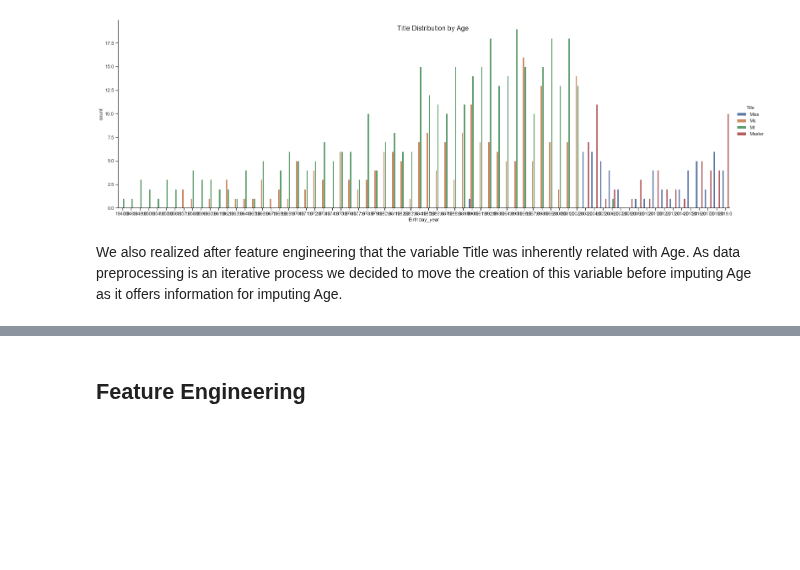
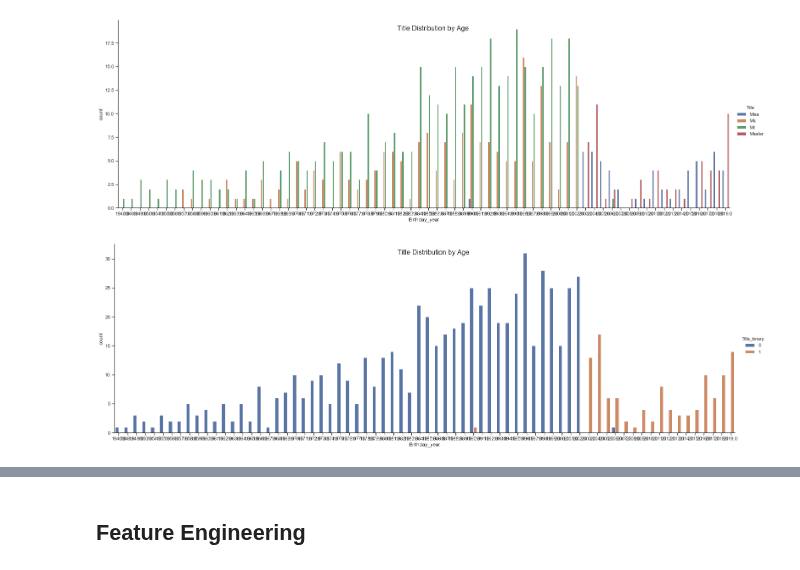
Before and after one commit to DavidSilva98/ML_project, a Jupyter notebook: group7.ipynb, the cells around one changed output, grey strips where cells are left out. Cells and saved outputs as stored; diff of their text form; code cells hidden in the pictures; blank space fills up the shorter version.

```diff
--- a/group7.ipynb
+++ b/group7.ipynb
@@ -458,8 +468,17 @@ plt.suptitle("Title Distribution by Age", y=0.95, fontsize=16)
 plt.show()
 # %% [output]
 [figure]
-# %% [markdown]
-We also realized after feature engineering that the variable Title was inherently related with Age. As data preprocessing is an iterative process we decided to move the creation of this variable before imputing Age as it offers information for imputing Age.
+# %%
+X_train['Title_binary'] = X_train['Title'].apply(lambda x: 1 if x in ["Master","Miss"] else 0)
+# %%
+sns.catplot(x="Birthday_year", hue="Title_binary",
+               data=X_train, kind="count",
+               height=7, aspect=3)
+#sns.countplot(x="Age", hue="Title", data=X_train)
+plt.suptitle("Title Distribution by Age", y=0.95, fontsize=16)
+plt.show()
+# %% [output]
+[figure, added]
 # %%
 def scale_function(X_data, columns_to_norm, columns_not_norm, scaler_type, scaler=None):
     '''
```
Also changed, not shown: parts of 11 cells of this notebook.
